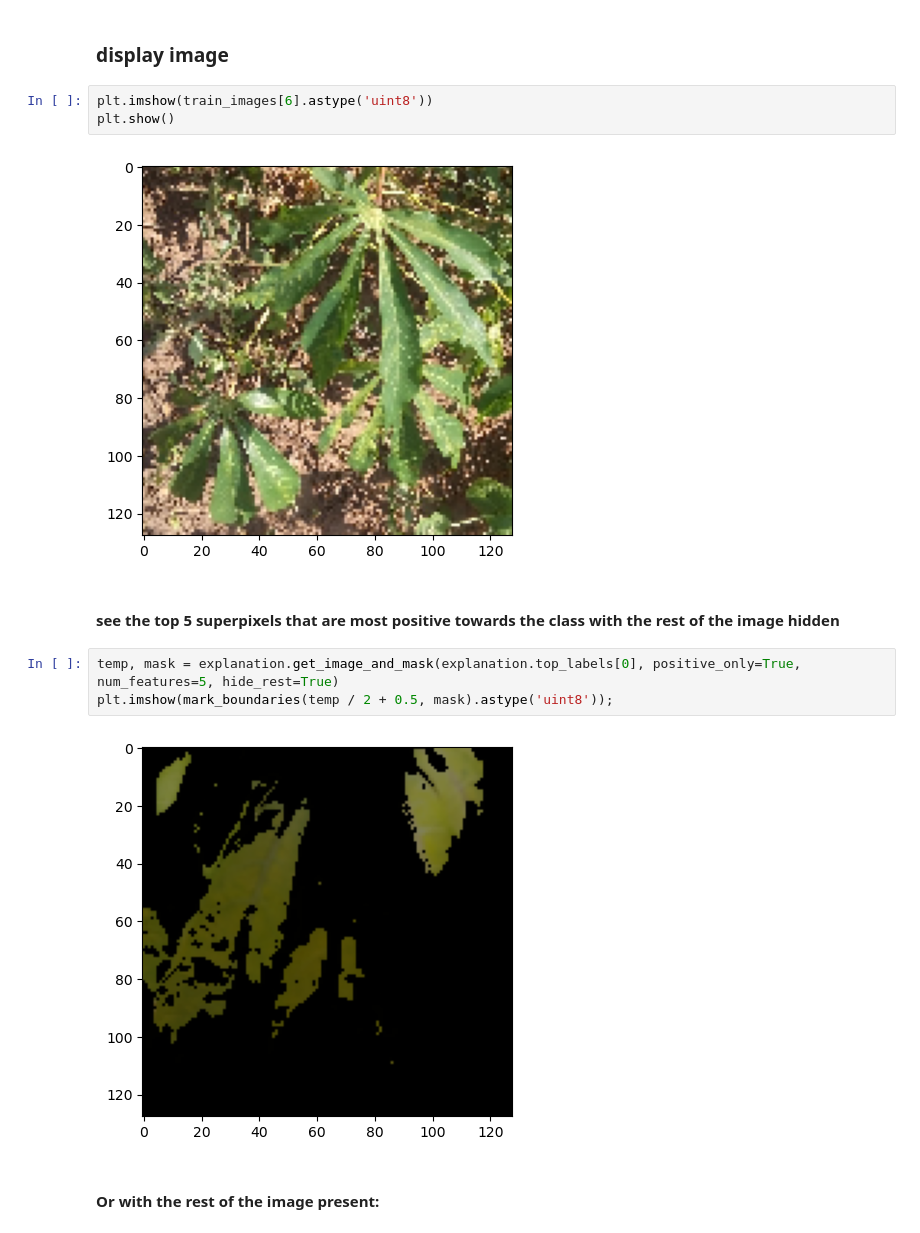
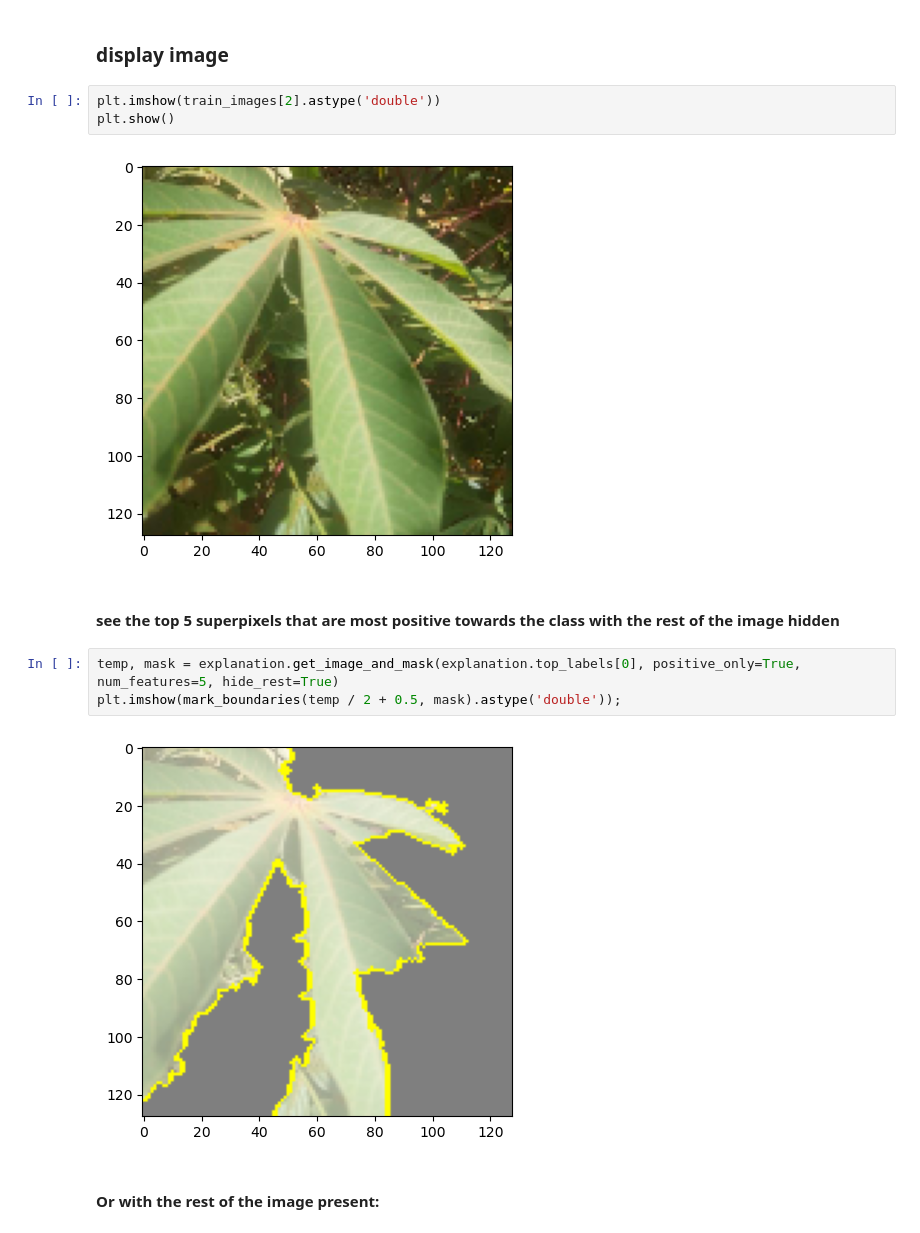
Before and after one commit to lalynjay/cassava_classification, a Jupyter notebook: small_dataset.ipynb, the cells around one changed output. Cells and saved outputs as stored; diff of their text form.

```diff
--- a/small_dataset.ipynb
+++ b/small_dataset.ipynb
@@ -1771,17 +1769,17 @@ explanation = explainer.explain_instance(train_images[2].astype('double'), binar
 # %% [markdown]
 ### display image
 # %%
-plt.imshow(train_images[6].astype('uint8'))
+plt.imshow(train_images[2].astype('double'))
 plt.show()
 # %% [output]
-[figure, old version]
+[figure, new version]
 # %% [markdown]
 #### see the top 5 superpixels that are most positive towards the class with the rest of the image hidden
 # %%
 temp, mask = explanation.get_image_and_mask(explanation.top_labels[0], positive_only=True, num_features=5, hide_rest=True)
-plt.imshow(mark_boundaries(temp / 2 + 0.5, mask).astype('uint8'));
+plt.imshow(mark_boundaries(temp / 2 + 0.5, mask).astype('double'));
 # %% [output]
-[figure, old version]
+[figure, new version]
 # %% [markdown]
 #### Or with the rest of the image present:
 # %%
```
Also changed, not shown: parts of 39 cells of this notebook, 1 other file.
